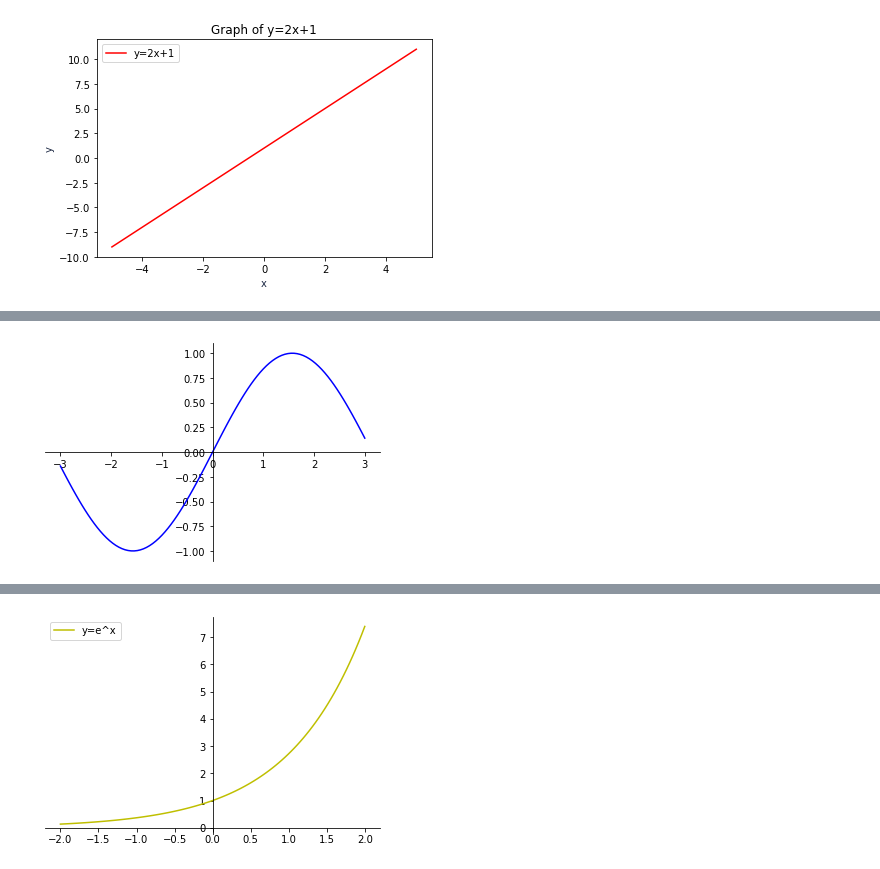
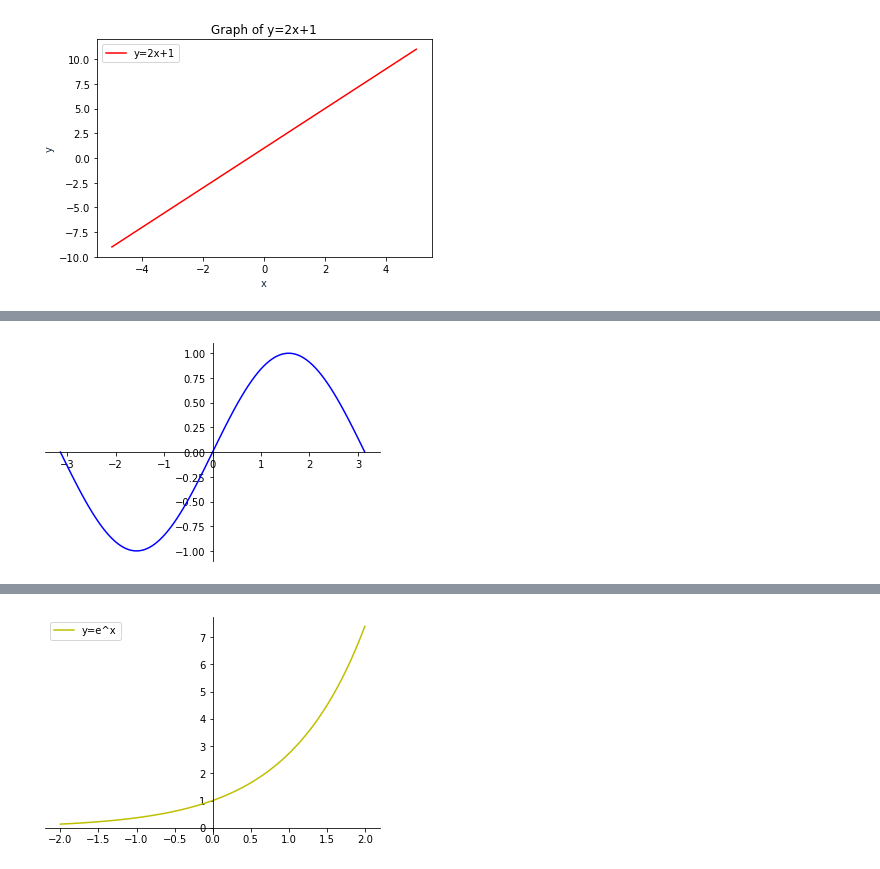
Before and after one commit to molamola83/esercitazioni, a Jupyter notebook: EsercizioMatplotlib17mar.ipynb, the cells around one changed output, grey strips where cells are left out. Saved outputs shown, nothing was run; the diff lists cells and outputs as text; code cells hidden in the pictures.

```diff
--- a/EsercizioMatplotlib17mar.ipynb
+++ b/EsercizioMatplotlib17mar.ipynb
@@ -45,23 +44,23 @@ plt.plot(x,y, 'g')
 # %%
 # 100 linearly spaced numbers
-x = np.linspace(-3,3,100)
+x = np.linspace(-np.pi, np.pi,100)
 # the function, which is y = sin(x) here
 y = np.sin(x)
 # setting the axes at the centre
 fig = plt.figure()
 ax = fig.add_subplot(1, 1, 1)
 ax.spines['left'].set_position('center')
 ax.spines['bottom'].set_position('center')
 ax.spines['right'].set_color('none')
 ax.spines['top'].set_color('none')
 ax.xaxis.set_ticks_position('bottom')
 ax.yaxis.set_ticks_position('left')
 # plot the function
 plt.plot(x,y, 'b')
 # show the plot
 plt.show()
 # %% [output]
-[figure, old version]
+[figure, new version]
 # %%
 import matplotlib.pyplot as plt
 import numpy as np
```
Also changed, not shown: parts of 2 cells of this notebook, 10 other files.
